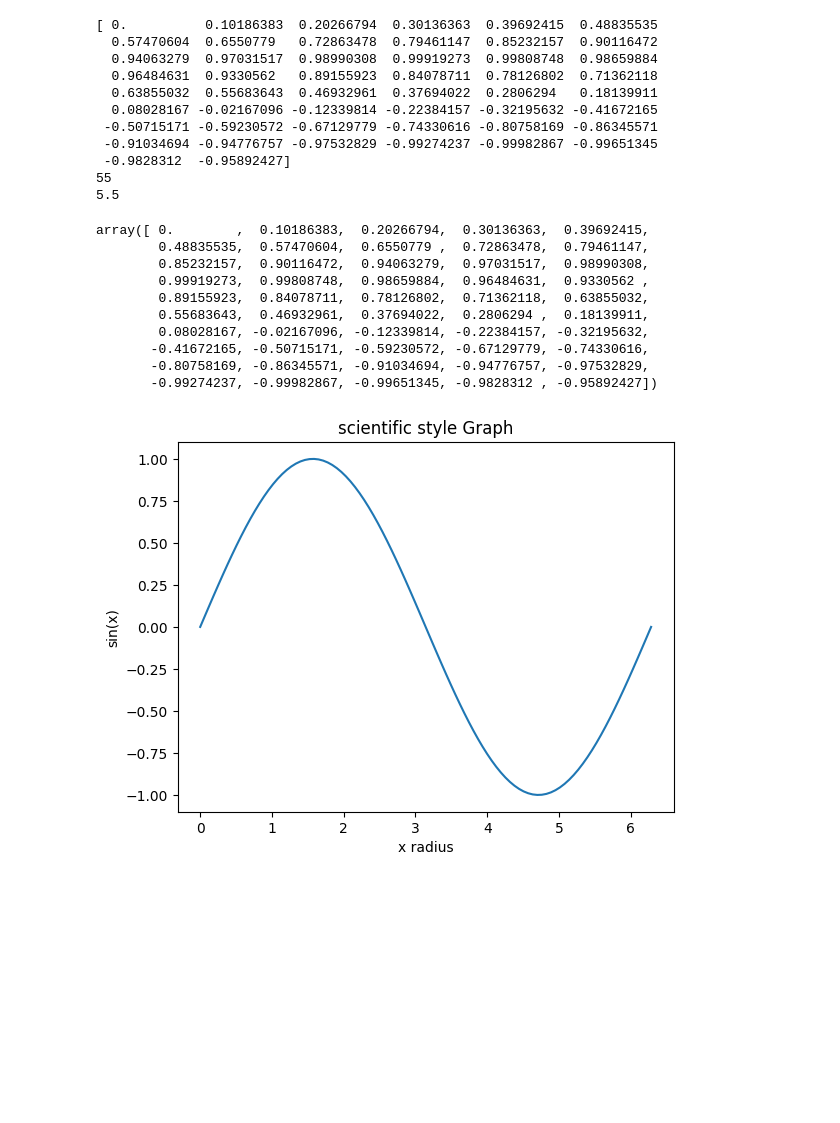
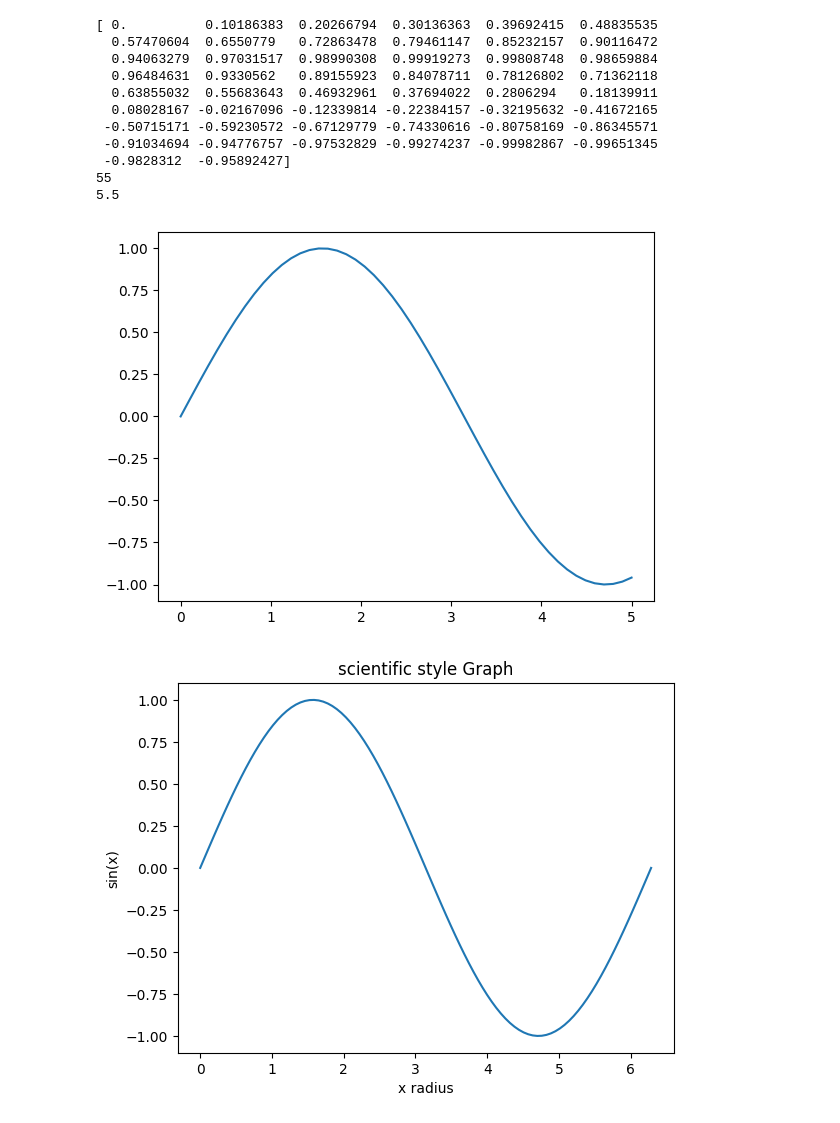
Before and after one commit to ShifaRabbani/Photonics, a Jupyter notebook: numpy.ipynb, the cells around one changed output. Saved outputs shown, nothing was run; the diff lists cells and outputs as text; code cells hidden in the pictures; blank space fills up the shorter version.

```diff
--- a/numpy.ipynb
+++ b/numpy.ipynb
@@ -127,19 +127,13 @@ print(np.mean(num))
 # %%
 import numpy as np
 x = np.linspace(0,5,50)
 y = np.sin(x)
-y
+
+
+plt.plot(x,y)
+plt.show()
 # %% [output]
-array([ 0.        ,  0.10186383,  0.20266794,  0.30136363,  0.39692415,
-        0.48835535,  0.57470604,  0.6550779 ,  0.72863478,  0.79461147,
-        0.85232157,  0.90116472,  0.94063279,  0.97031517,  0.98990308,
-        0.99919273,  0.99808748,  0.98659884,  0.96484631,  0.9330562 ,
-        0.89155923,  0.84078711,  0.78126802,  0.71362118,  0.63855032,
-        0.55683643,  0.46932961,  0.37694022,  0.2806294 ,  0.18139911,
-        0.08028167, -0.02167096, -0.12339814, -0.22384157, -0.32195632,
-       -0.41672165, -0.50715171, -0.59230572, -0.67129779, -0.74330616,
-       -0.80758169, -0.86345571, -0.91034694, -0.94776757, -0.97532829,
-       -0.99274237, -0.99982867, -0.99651345, -0.9828312 , -0.95892427])
+[figure, added]
 # %%
 
 import numpy as np
```
Also changed, not shown: parts of 7 cells of this notebook.
